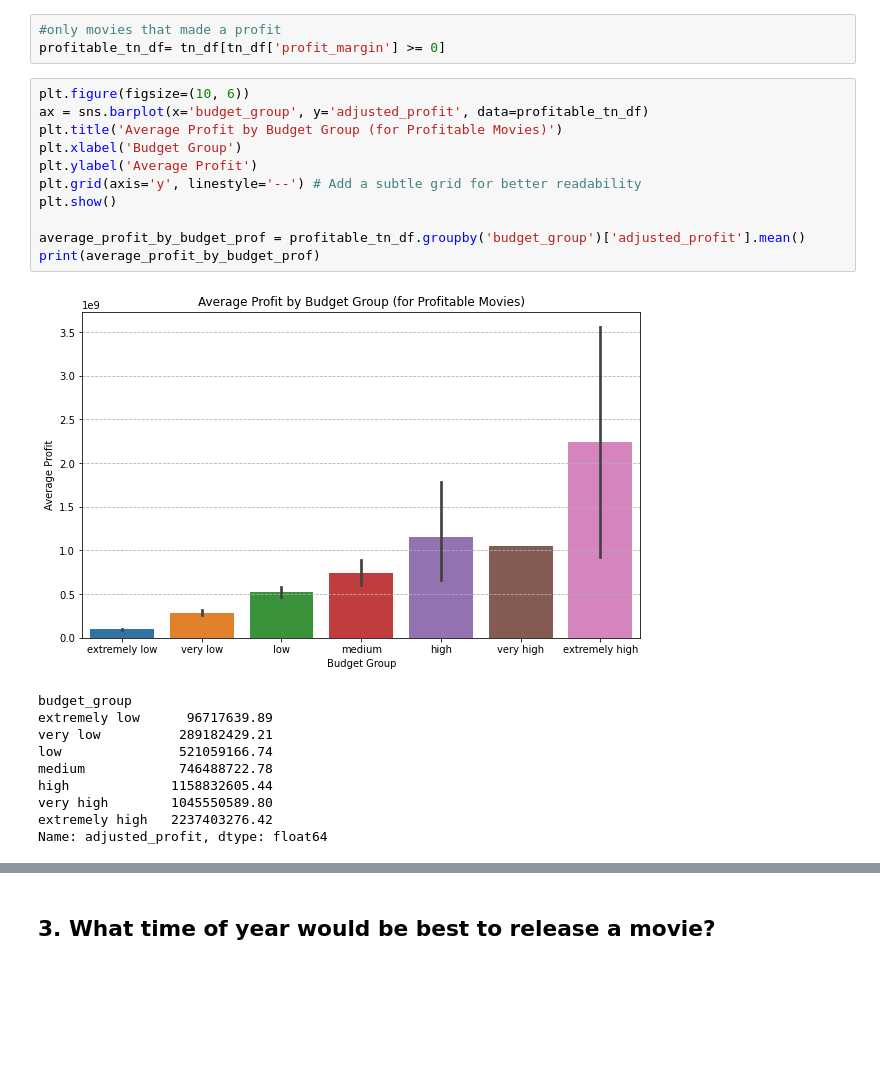
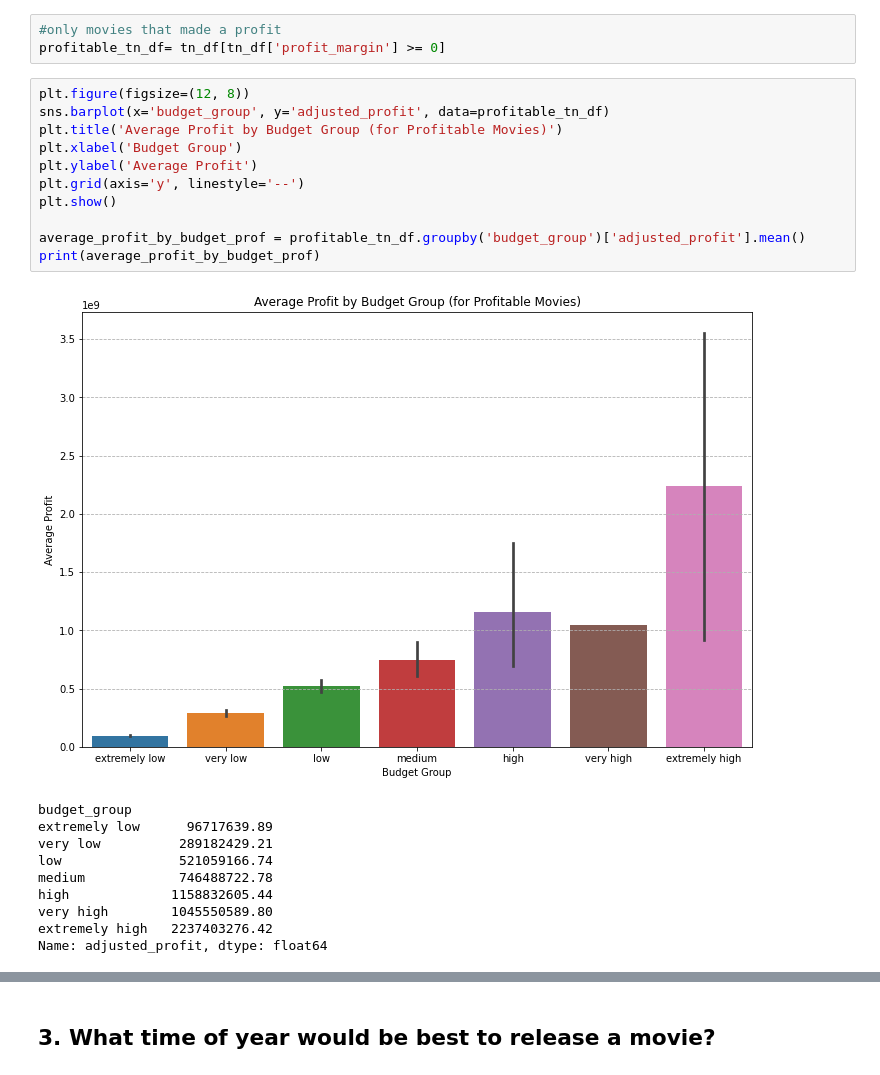
Before and after one commit to morgannash1/movie_analysis_project, a Jupyter notebook: notebook.ipynb, the cells around one changed output, grey strips where cells are left out. Saved outputs shown, nothing was run; the diff lists cells and outputs as text; blank space fills up the shorter version.

```diff
--- a/notebook.ipynb
+++ b/notebook.ipynb
@@ -810,18 +857,18 @@ Name: adjusted_profit, dtype: float64
 #only movies that made a profit
 profitable_tn_df= tn_df[tn_df['profit_margin'] >= 0]
 # %%
-plt.figure(figsize=(10, 6))
-ax = sns.barplot(x='budget_group', y='adjusted_profit', data=profitable_tn_df)
+plt.figure(figsize=(12, 8))
+sns.barplot(x='budget_group', y='adjusted_profit', data=profitable_tn_df)
 plt.title('Average Profit by Budget Group (for Profitable Movies)')
 plt.xlabel('Budget Group')
 plt.ylabel('Average Profit')
-plt.grid(axis='y', linestyle='--') # Add a subtle grid for better readability
+plt.grid(axis='y', linestyle='--')
 plt.show()
 
 average_profit_by_budget_prof = profitable_tn_df.groupby('budget_group')['adjusted_profit'].mean()
 print(average_profit_by_budget_prof)
 # %% [output]
-[figure, old version]
+[figure, new version]
 budget_group
 extremely low      96717639.89
 very low          289182429.21
```
Also changed, not shown: parts of 31 cells of this notebook.
